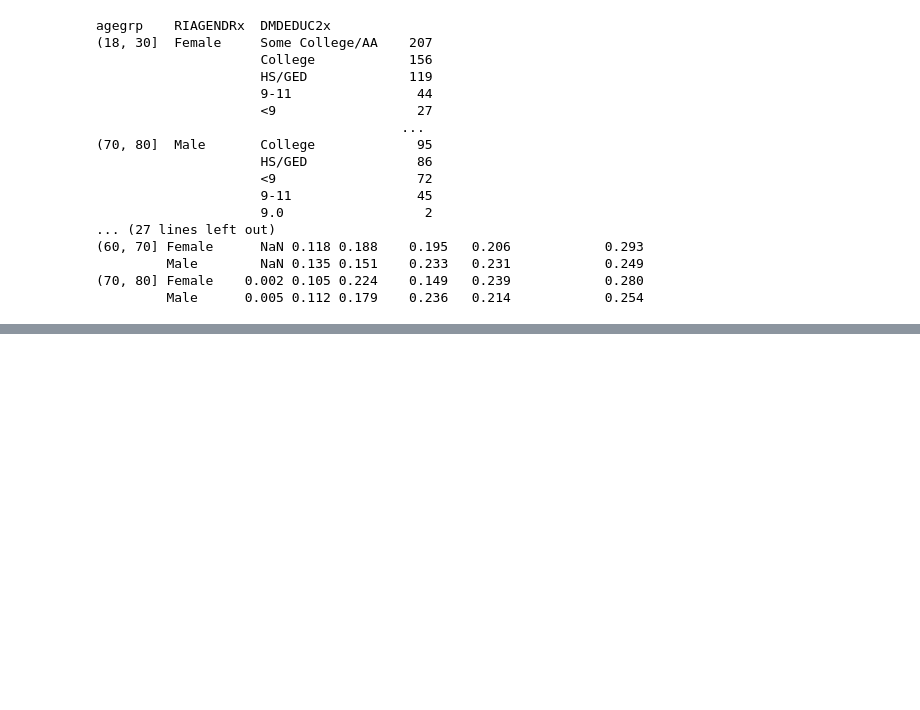
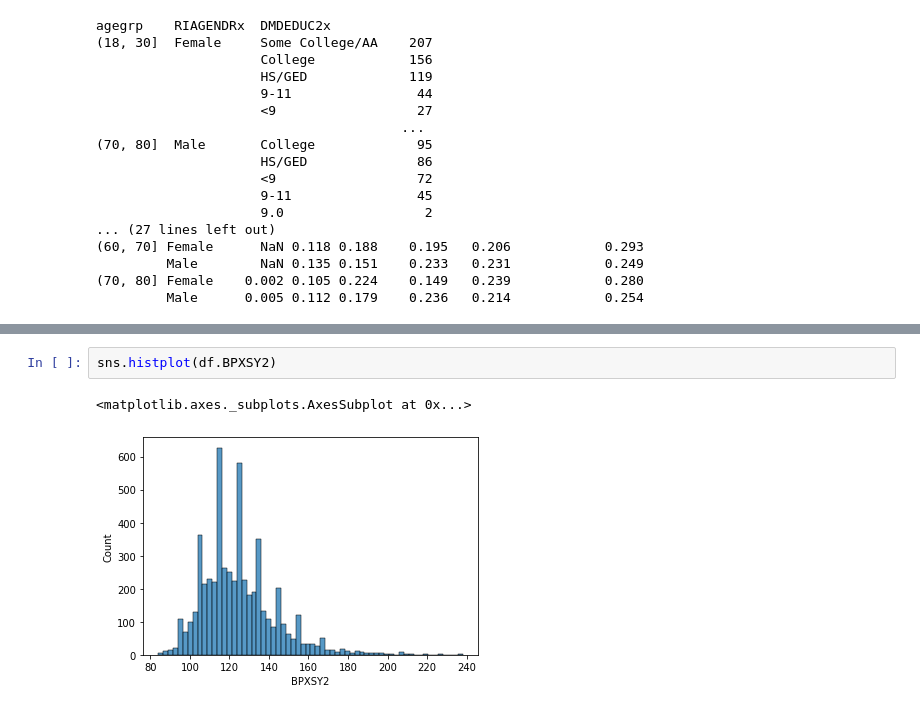
Before and after one commit to arpitsharma27/PythonPractice, a Jupyter notebook: UniversityOf_Michigan_Week2_NHANES_UnivariateAnalyses.ipynb, the cells around one changed output, grey strips where cells are left out. Saved outputs shown, nothing was run; the diff lists cells and outputs as text; blank space fills up the shorter version.

```diff
--- a/UniversityOf_Michigan_Week2_NHANES_UnivariateAnalyses.ipynb
+++ b/UniversityOf_Michigan_Week2_NHANES_UnivariateAnalyses.ipynb
@@ -335,0 +378,5 @@ agegrp    RIAGENDRx  DMDEDUC2x
+# %%
+sns.histplot(df.BPXSY2)
+# %% [output]
+<matplotlib.axes._subplots.AxesSubplot at 0x...>
+[figure, added]
```
Also changed, not shown: parts of 8 cells of this notebook.
